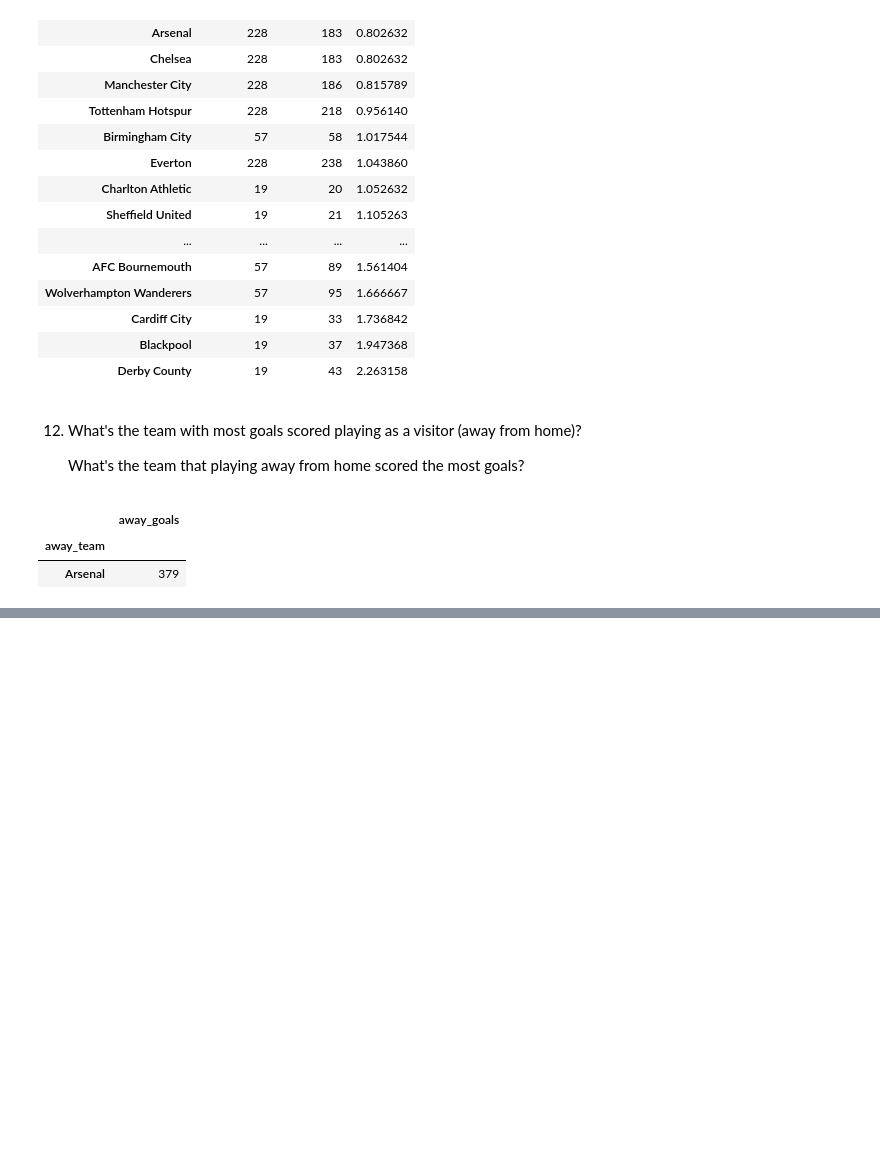
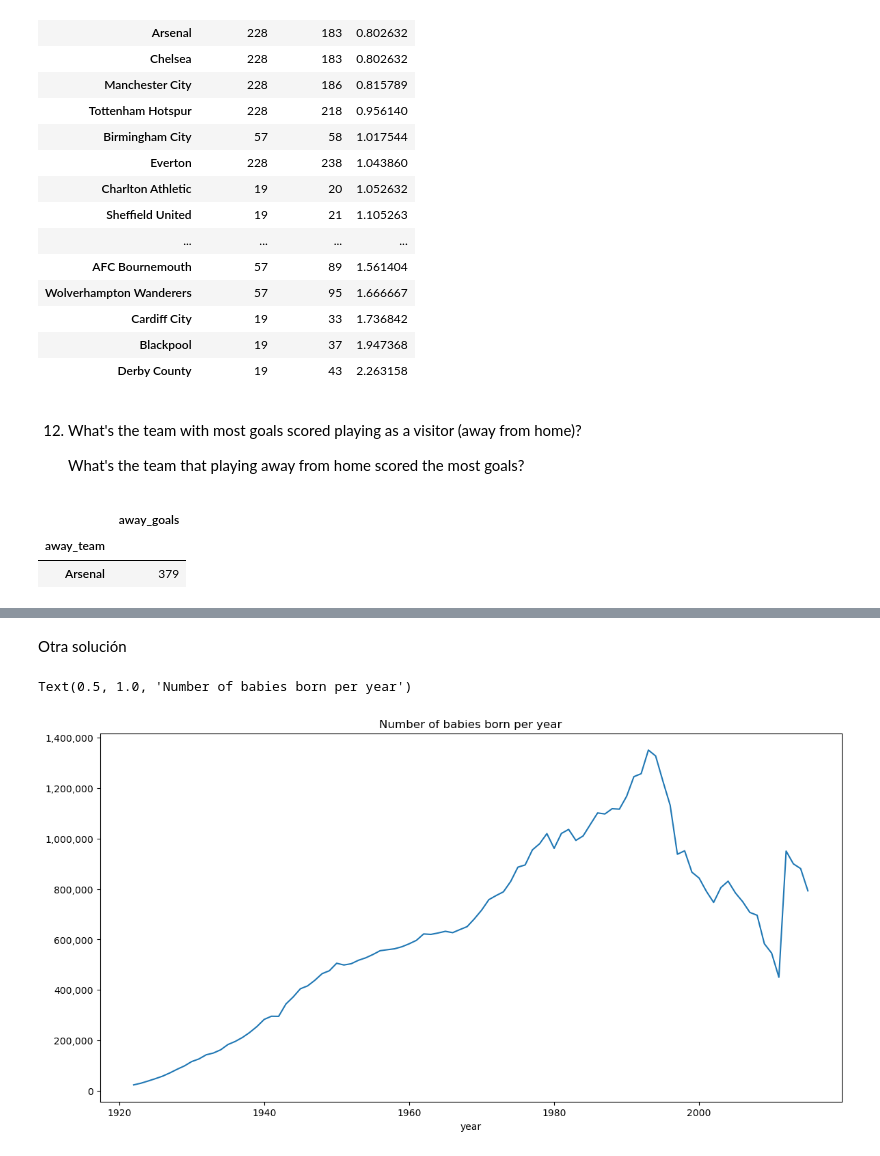
Before and after one commit to DVadeus/Data-Analysis, a Jupyter notebook: 4 Data Wrangling with Pandas.ipynb, the cells around one changed output, grey strips where cells are left out. Saved outputs shown, nothing was run; the diff lists cells and outputs as text; code cells hidden in the pictures; blank space fills up the shorter version.

```diff
--- a/4 Data Wrangling with Pandas.ipynb
+++ b/4 Data Wrangling with Pandas.ipynb
@@ -1943,0 +2079,14 @@ df.groupby('away_team').agg({'away_goals': 'sum'}).sort_values('away_goals', asc
+# %% [markdown]
+Otra solución
+# %%
+import matplotlib.ticker as ticker
+
+fig, ax = plt.subplots(figsize=(14, 7))
+df.groupby('year')['quantity'].sum().plot(ax=ax)
+
+formatter = ticker.FuncFormatter(lambda x, p: format(int(x), ','))
+ax.yaxis.set_major_formatter(formatter)
+ax.set_title('Number of babies born per year')
+# %% [output]
+Text(0.5, 1.0, 'Number of babies born per year')
+[figure, added]
```
Also changed, not shown: parts of 82 cells of this notebook, 2 other files.
